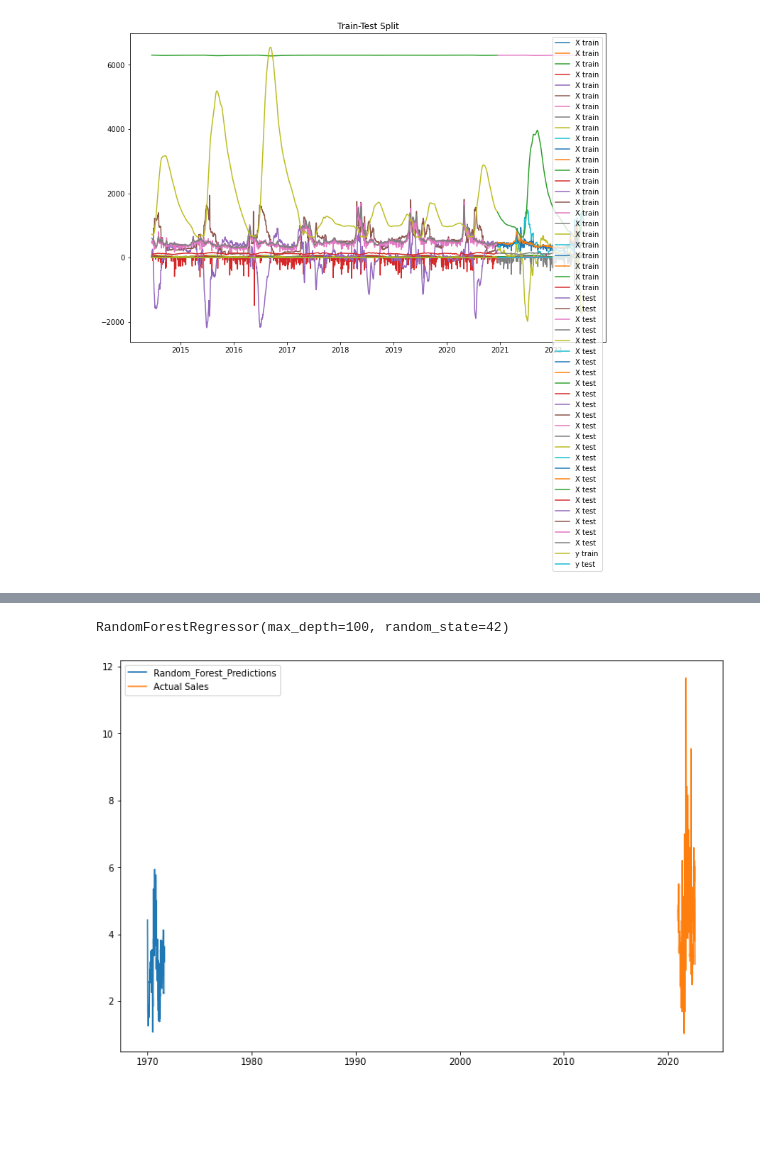
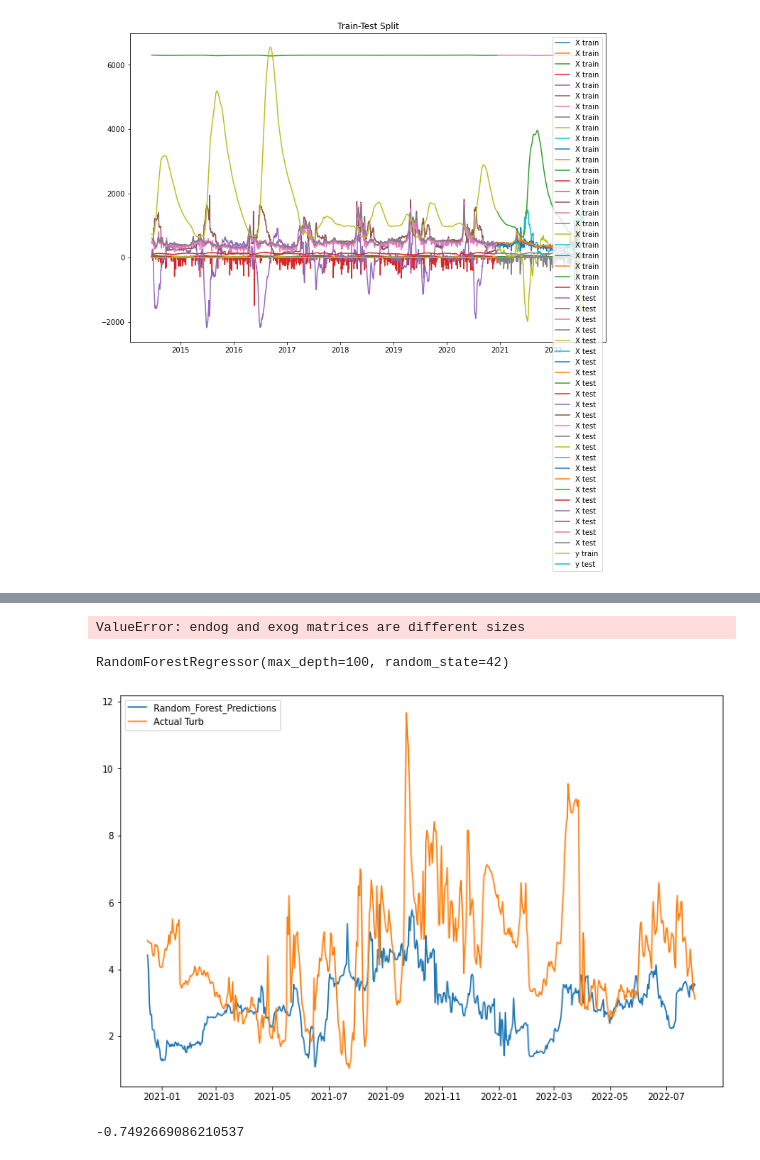
Before and after one commit to Krispy3/HFF_Water, a Jupyter notebook: scratch.ipynb, the cells around one changed output, grey strips where cells are left out. Drawn from its saved outputs; the diff is of its cells as text; code cells hidden in the pictures; blank space fills up the shorter version.

```diff
--- a/scratch.ipynb
+++ b/scratch.ipynb
@@ -478,17 +454,41 @@ Train index: [  0   1   2   3   4   5   6   7   8   9  10  11  12  13  14  15  1
+# %%
+from sklearn.metrics import mean_squared_error
+import statsmodels.api as sm
+ts_fsm = TimeSeriesSplit(n_splits = 4)
+rmse = []
+for train_index, test_index in ts_fsm.split(final_df['Turb_FNU']):
+    cv_train, cv_test = final_df['Turb_FNU'].iloc[train_index], final_df['Turb_FNU'].iloc[test_index]
+
+    arima = sm.tsa.ARIMA(cv_train, (2,0,2)).fit(disp=False)
+
+    predictions = arima.predict(cv_test.index.values[0], cv_test.index.values[-1])
+    true_values = cv_test.values
+    rmse.append(sqrt(mean_squared_error(true_values, predictions)))
+
+print("RMSE: {}".format(np.mean(rmse)))
+# %% [output]
+ValueError: endog and exog matrices are different sizes
 # %%
 fsm.fit(X_train, y_train)
 # %% [output]
 RandomForestRegressor(max_depth=100, random_state=42)
 # %%
 fsm_pred = fsm.predict(X_test)
+# %%
+fsm_pred = pd.DataFrame(fsm_pred)
+fsm_pred.set_index(X_test.index, inplace=True)
 # %%
 plt.rcParams["figure.figsize"] = (12,8)
 plt.plot(fsm_pred,label='Random_Forest_Predictions')
-plt.plot(y_test,label='Actual Sales')
+plt.plot(y_test,label='Actual Turb')
 plt.legend(loc="upper left")
 plt.show()
 # %% [output]
-[figure, old version]
+[figure, new version]
+# %%
+fsm.score(X_test, y_test)
+# %% [output]
+-0.7492669086210537
 # %%
 ipe_turbid = pd.read_csv("data/daily_mean_data_HFF/IPE Turbidity Daily Mean IY 2022-08-10.csv")
 ipe_turbid.drop(['Year.count','Min','Median','Max','Q1','Q3','StDev'], axis=1, inplace=True)
```
Also changed, not shown: parts of 1 cell of this notebook, 1 other file.
